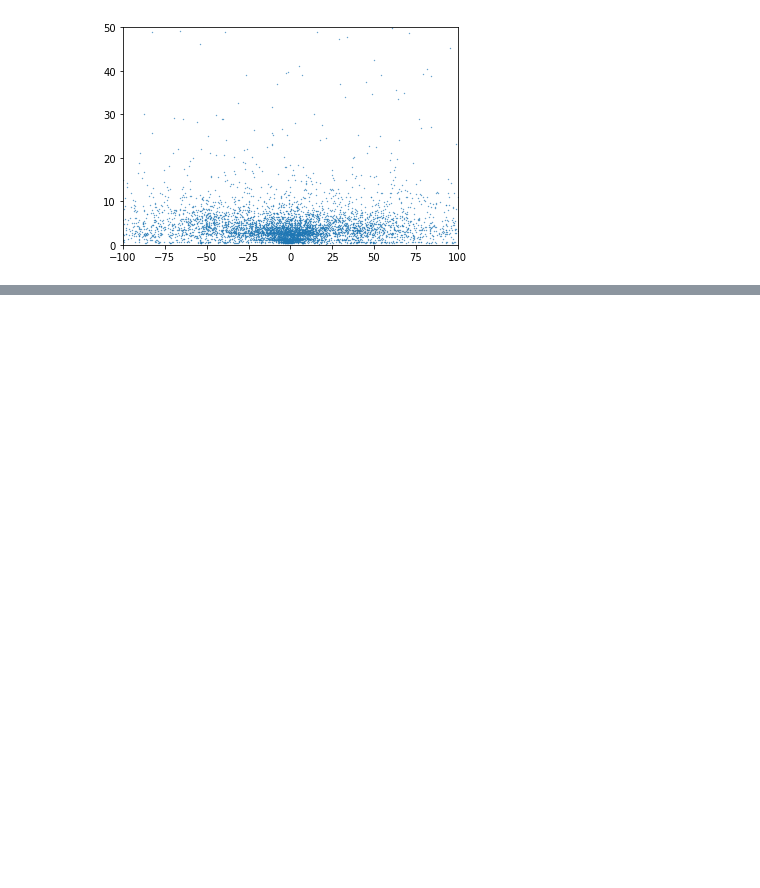
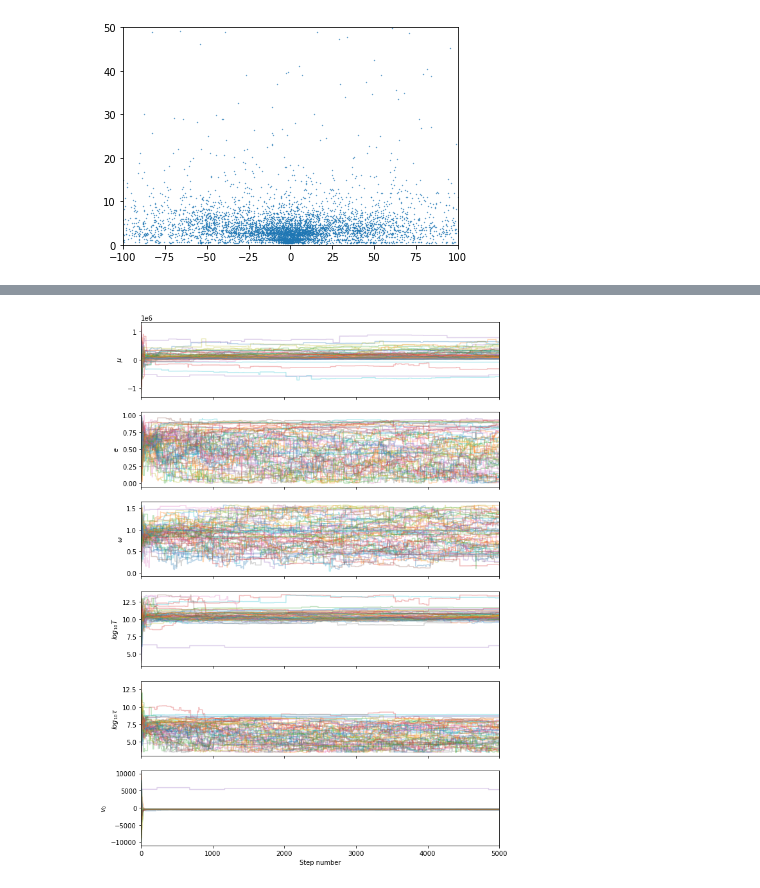
Before and after one commit to nicolexu07/PHYS321-finalproj, a Jupyter notebook: Exoplanet_Parameter_Detection.ipynb, the cells around one changed output, grey strips where cells are left out. Cells and saved outputs as stored; diff of their text form; code cells hidden in the pictures; blank space fills up the shorter version.

```diff
--- a/Exoplanet_Parameter_Detection.ipynb
+++ b/Exoplanet_Parameter_Detection.ipynb
@@ -72,0 +102,4 @@ plot_instrumental_uncertainty_hist(instrument, bins=100)
+# %%
+sim_system.trace()
+# %% [output]
+[figure, added]
```
Also changed, not shown: parts of 14 cells of this notebook.
